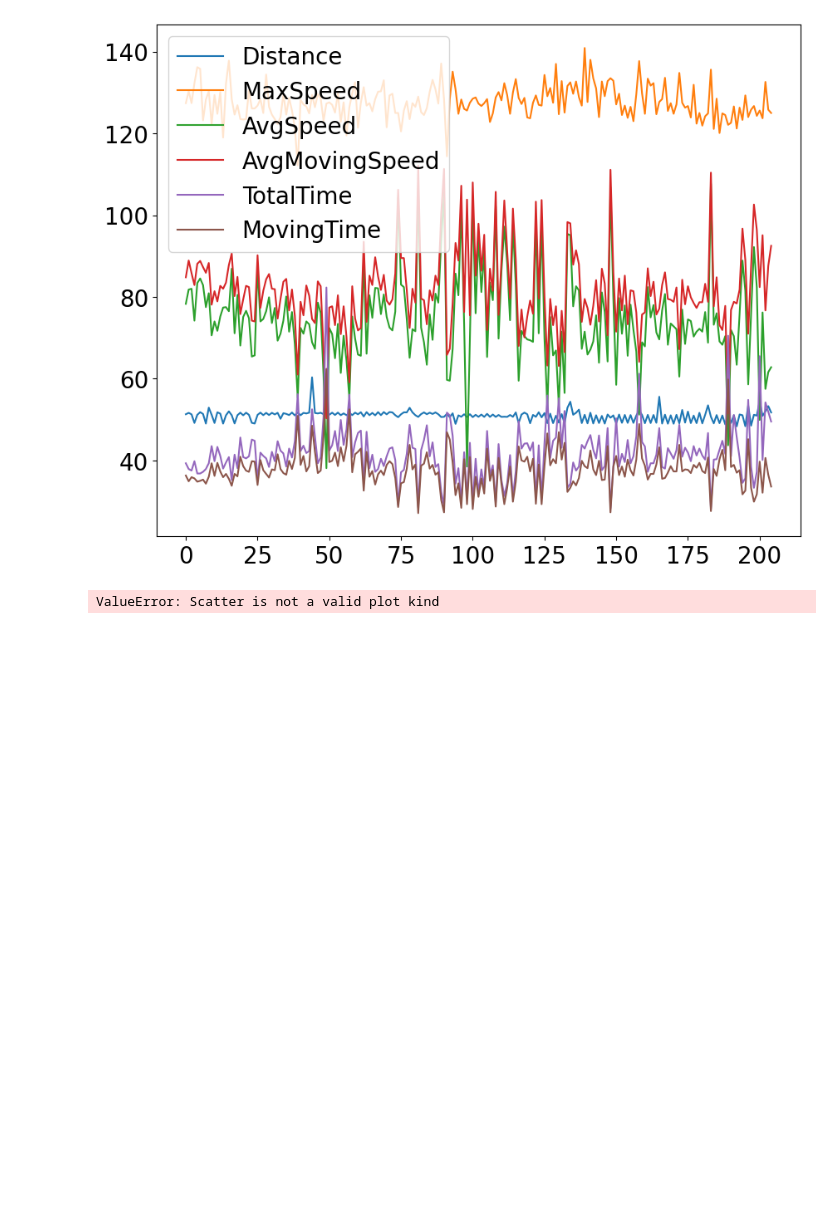
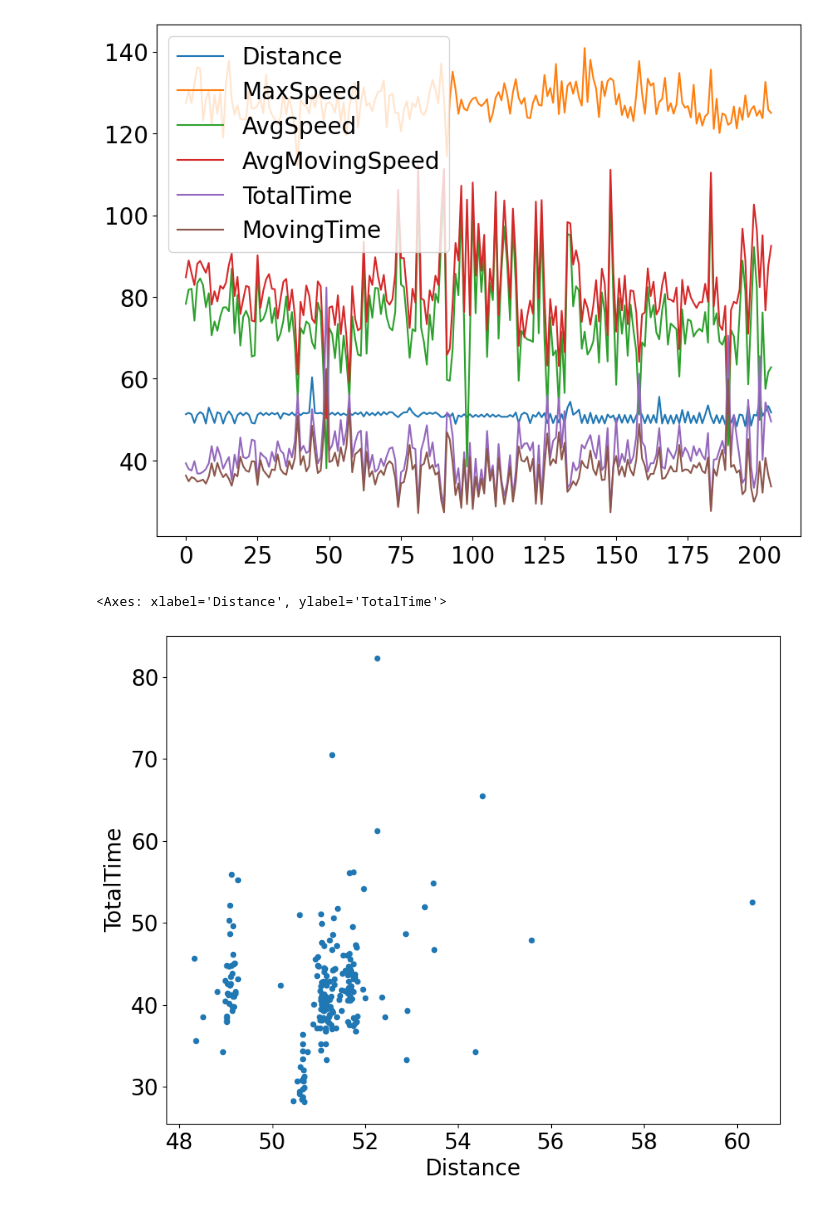
Before and after one commit to jacobleopowers/hunteriscool, a Jupyter notebook: PandasAssignment.ipynb, the cells around one changed output. Cells and saved outputs as stored; diff of their text form; code cells hidden in the pictures; blank space fills up the shorter version.

```diff
--- a/PandasAssignment.ipynb
+++ b/PandasAssignment.ipynb
@@ -170,6 +170,7 @@ df. select_dtypes(exclude='object').plot()
 <Axes: >
 [figure]
 # %%
-df. plot(kind='Scatter', x='Distance', y='TotalTime')
+df.plot(kind='scatter', x='Distance', y='TotalTime')
 # %% [output]
-ValueError: Scatter is not a valid plot kind
+<Axes: xlabel='Distance', ylabel='TotalTime'>
+[figure, added]
```
Also changed, not shown: parts of 3 cells of this notebook.
